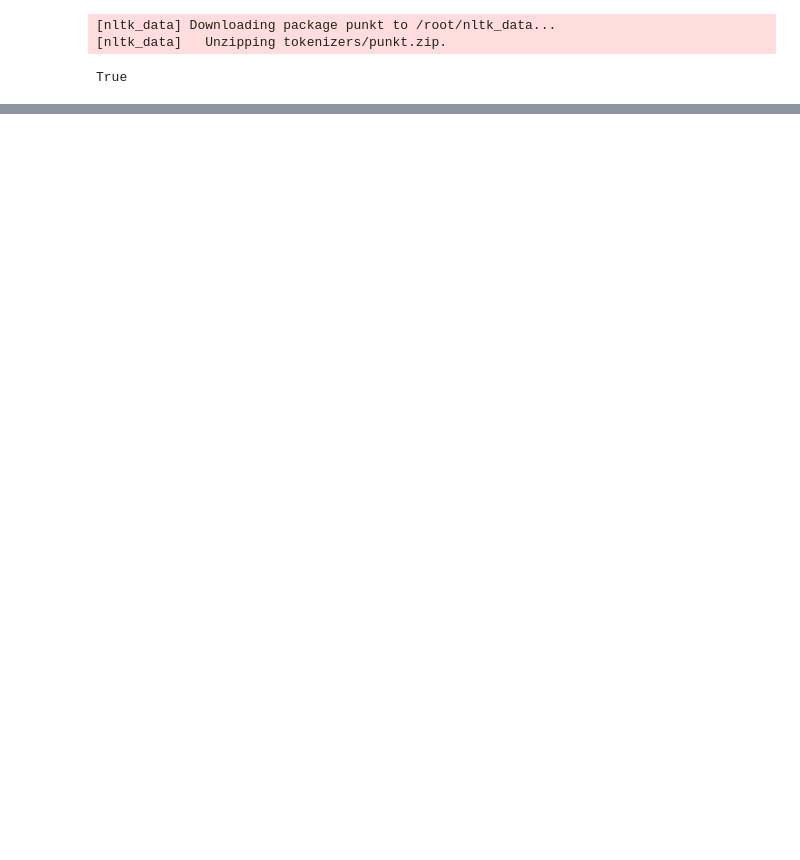
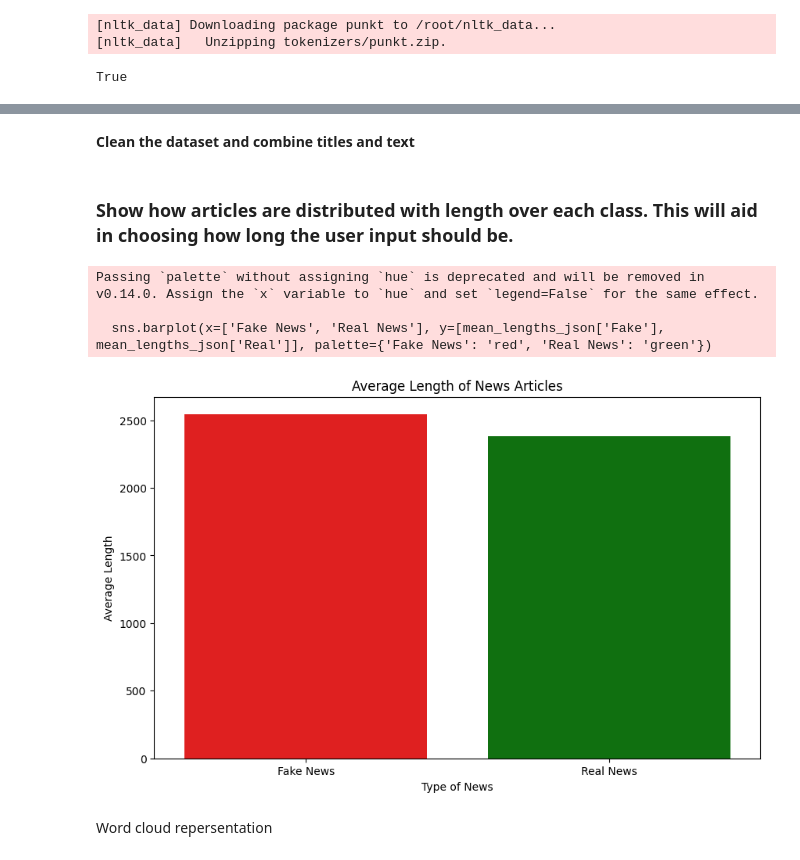
Before and after one commit to markoboreta/BSc-Thesis, a Jupyter notebook: AI_FAKE_NEWS_DETECTOR/training/NaiveBayes.ipynb, the cells around one changed output, grey strips where cells are left out. Saved outputs shown, nothing was run; the diff lists cells and outputs as text; code cells hidden in the pictures; blank space fills up the shorter version.

```diff
--- a/AI_FAKE_NEWS_DETECTOR/training/NaiveBayes.ipynb
+++ b/AI_FAKE_NEWS_DETECTOR/training/NaiveBayes.ipynb
@@ -55,3 +95,3 @@ import seaborn as sns
 # %%
-#data = data.drop('Unnamed: 0', axis = 1)
-data.dropna(inplace = True)
+data.head()
+data = data.drop(['date'], axis =1)
@@ -93,0 +127,2 @@ data["text"] = data["text"].apply(remove_special)
+# %% [markdown]
+**Clean the dataset and combine titles and text**
@@ -94 +143,34 @@ data["text"] = data["text"].apply(remove_special)
+# %% [markdown]
+### **Show how articles are distributed with length over each class. This will aid in choosing how long the user input should be.**
+# %%
+import json
+import pandas as pd
+import matplotlib.pyplot as plt
+import seaborn as sns
+
+
+data['length'] = data['text'].apply(len)
+
+mean_lengths = data.groupby('label')['length'].mean().to_dict()
+
+# Map labels to 'Fake' and 'Real'
+mean_lengths_json = {'Fake': round(mean_lengths[0]), 'Real':round( mean_lengths[1])}
+
+# Plotting the average lengths
+plt.figure(figsize=(10, 6))
+sns.barplot(x=['Fake News', 'Real News'], y=[mean_lengths_json['Fake'], mean_lengths_json['Real']], palette={'Fake News': 'red', 'Real News': 'green'})
+plt.title('Average Length of News Articles')
+plt.ylabel('Average Length')
+plt.xlabel('Type of News')
+plt.show()
+# Save for web app
+with open('mean_lengths_NB.json', 'w') as file:
+    json.dump(mean_lengths_json, file)
+# %% [output]
+Passing `palette` without assigning `hue` is deprecated and will be removed in v0.14.0. Assign the `x` variable to `hue` and set `legend=False` for the same effect.
+
+  sns.barplot(x=['Fake News', 'Real News'], y=[mean_lengths_json['Fake'], mean_lengths_json['Real']], palette={'Fake News': 'red', 'Real News': 'green'})
+[figure, added]
+# %% [markdown]
+Word cloud repersentation
 # %%
```
Also changed, not shown: parts of 53 cells of this notebook, 26 other files.
